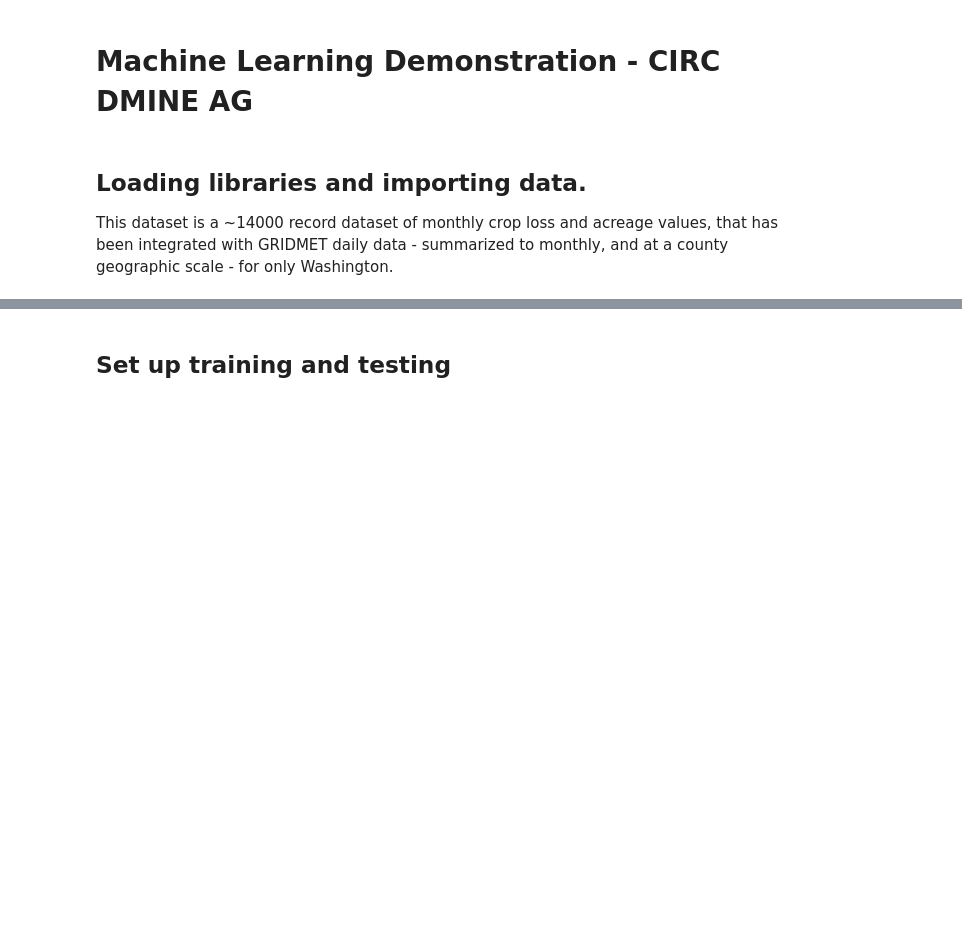
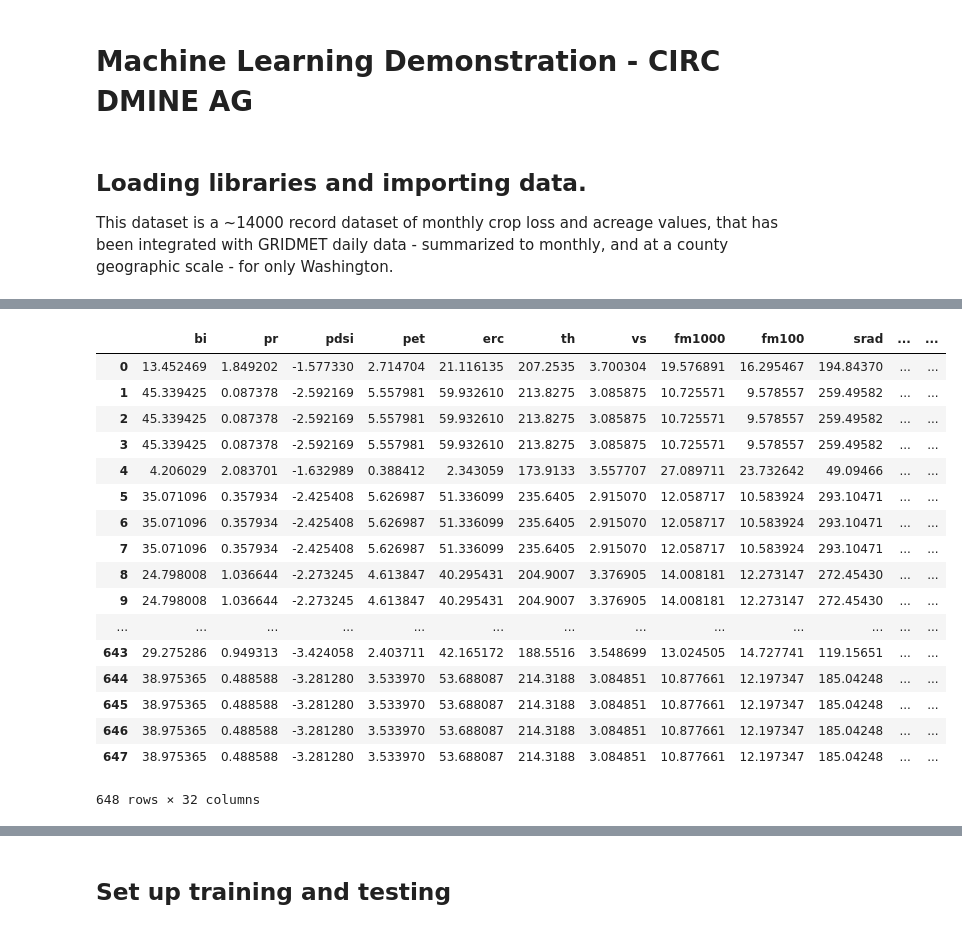
Before and after one commit to erichseamon/dmine, a Jupyter notebook: circ/dmine-circ-ag-modeling-part4-wheat.ipynb, the cells around one changed output, grey strips where cells are left out. Saved outputs shown, nothing was run; the diff lists cells and outputs as text; code cells hidden in the pictures; blank space fills up the shorter version.

Commit message:
added dummy variable names and zscores

```diff
--- a/circ/dmine-circ-ag-modeling-part4-wheat.ipynb
+++ b/circ/dmine-circ-ag-modeling-part4-wheat.ipynb
@@ -169,0 +142,24 @@ actual_log = pd.concat([actual, ylog],  axis=1)
+# %%
+for col in Xpre:
+    col_zscore = col + '_zscore'
+    Xpre[col_zscore] = (Xpre[col] - Xpre[col].mean())/Xpre[col].std(ddof=0)
+Xpre
+# %% [output]
+|  | bi | pr | pdsi | pet | erc | th | vs | fm1000 | fm100 | srad | ... | ... |
+| 0 | 13.452469 | 1.849202 | -1.577330 | 2.714704 | 21.116135 | 207.2535 | 3.700304 | 19.576891 | 16.295467 | 194.84370 | ... | ... |
+| 1 | 45.339425 | 0.087378 | -2.592169 | 5.557981 | 59.932610 | 213.8275 | 3.085875 | 10.725571 | 9.578557 | 259.49582 | ... | ... |
+| 2 | 45.339425 | 0.087378 | -2.592169 | 5.557981 | 59.932610 | 213.8275 | 3.085875 | 10.725571 | 9.578557 | 259.49582 | ... | ... |
+| 3 | 45.339425 | 0.087378 | -2.592169 | 5.557981 | 59.932610 | 213.8275 | 3.085875 | 10.725571 | 9.578557 | 259.49582 | ... | ... |
+| 4 | 4.206029 | 2.083701 | -1.632989 | 0.388412 | 2.343059 | 173.9133 | 3.557707 | 27.089711 | 23.732642 | 49.09466 | ... | ... |
+| 5 | 35.071096 | 0.357934 | -2.425408 | 5.626987 | 51.336099 | 235.6405 | 2.915070 | 12.058717 | 10.583924 | 293.10471 | ... | ... |
+| 6 | 35.071096 | 0.357934 | -2.425408 | 5.626987 | 51.336099 | 235.6405 | 2.915070 | 12.058717 | 10.583924 | 293.10471 | ... | ... |
+| 7 | 35.071096 | 0.357934 | -2.425408 | 5.626987 | 51.336099 | 235.6405 | 2.915070 | 12.058717 | 10.583924 | 293.10471 | ... | ... |
+| 8 | 24.798008 | 1.036644 | -2.273245 | 4.613847 | 40.295431 | 204.9007 | 3.376905 | 14.008181 | 12.273147 | 272.45430 | ... | ... |
+| 9 | 24.798008 | 1.036644 | -2.273245 | 4.613847 | 40.295431 | 204.9007 | 3.376905 | 14.008181 | 12.273147 | 272.45430 | ... | ... |
+| ... | ... | ... | ... | ... | ... | ... | ... | ... | ... | ... | ... | ... |
+| 643 | 29.275286 | 0.949313 | -3.424058 | 2.403711 | 42.165172 | 188.5516 | 3.548699 | 13.024505 | 14.727741 | 119.15651 | ... | ... |
+| 644 | 38.975365 | 0.488588 | -3.281280 | 3.533970 | 53.688087 | 214.3188 | 3.084851 | 10.877661 | 12.197347 | 185.04248 | ... | ... |
+| 645 | 38.975365 | 0.488588 | -3.281280 | 3.533970 | 53.688087 | 214.3188 | 3.084851 | 10.877661 | 12.197347 | 185.04248 | ... | ... |
+| 646 | 38.975365 | 0.488588 | -3.281280 | 3.533970 | 53.688087 | 214.3188 | 3.084851 | 10.877661 | 12.197347 | 185.04248 | ... | ... |
+| 647 | 38.975365 | 0.488588 | -3.281280 | 3.533970 | 53.688087 | 214.3188 | 3.084851 | 10.877661 | 12.197347 | 185.04248 | ... | ... |
+648 rows × 32 columns
```
Also changed, not shown: parts of 9 cells of this notebook.
